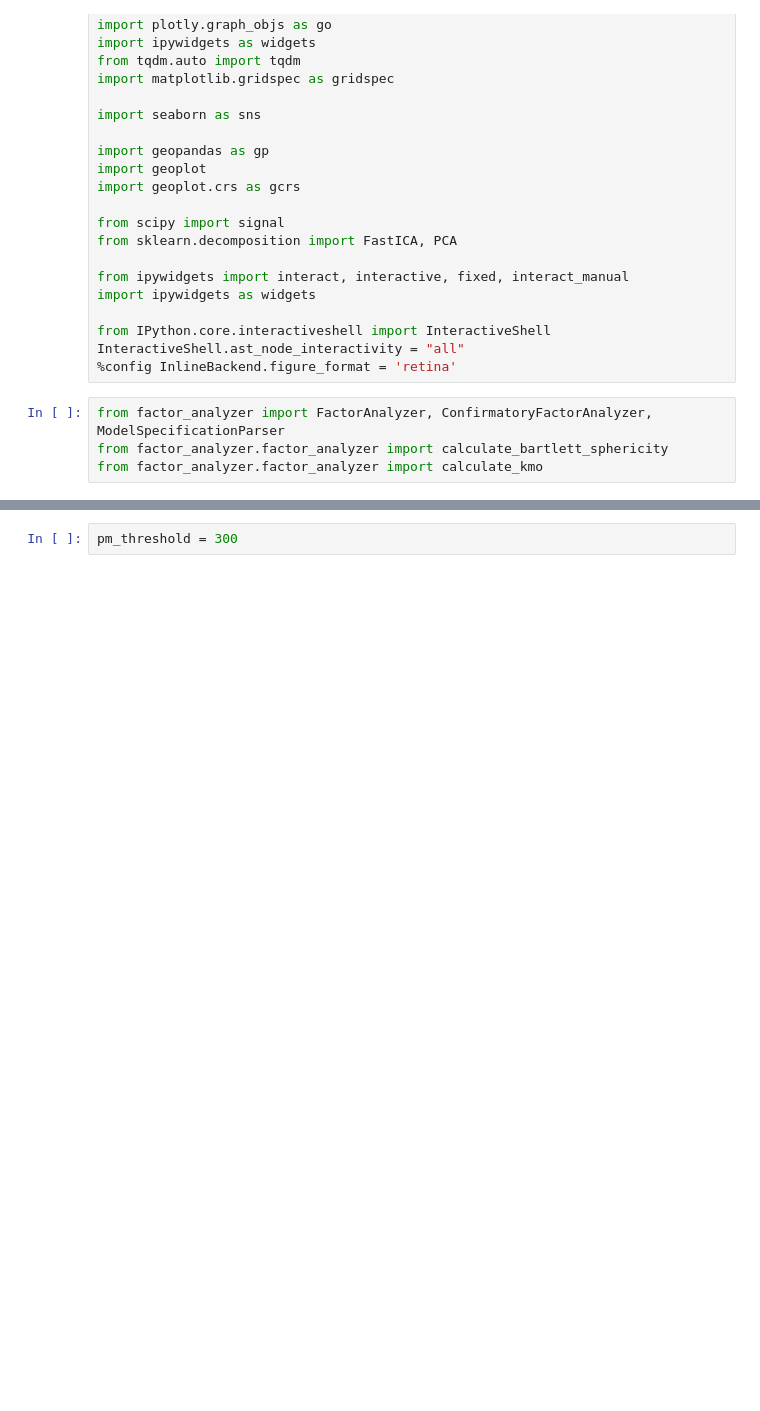
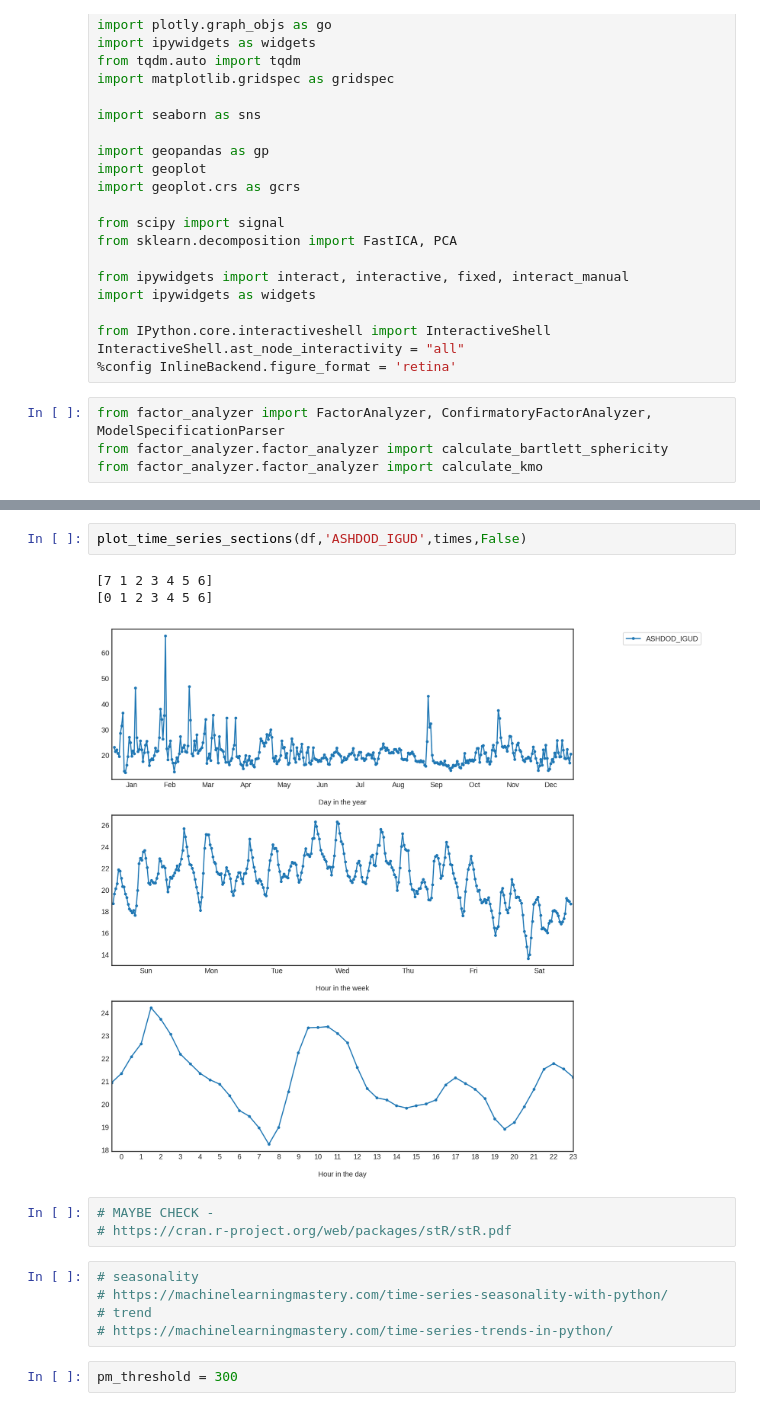
Before and after one commit to iditbela2/Broday_notebooks, a Jupyter notebook: verifying my FA.ipynb, the cells around one changed output, grey strips where cells are left out. Drawn from its saved outputs; the diff is of its cells as text; blank space fills up the shorter version.

```diff
--- a/verifying my FA.ipynb
+++ b/verifying my FA.ipynb
@@ -48,3 +307,17 @@ df.shape
+# %%
+plot_time_series_sections(df,'ASHDOD_IGUD',times,False)
+# %% [output]
+[7 1 2 3 4 5 6]
+[0 1 2 3 4 5 6]
+[figure, added]
+# %%
+# MAYBE CHECK -
+# https://cran.r-project.org/web/packages/stR/stR.pdf
+# %%
+# seasonality
+# https://machinelearningmastery.com/time-series-seasonality-with-python/
+# trend
+# https://machinelearningmastery.com/time-series-trends-in-python/
 # %%
 pm_threshold = 300
 # %%
```
Also changed, not shown: parts of 9 cells of this notebook.
